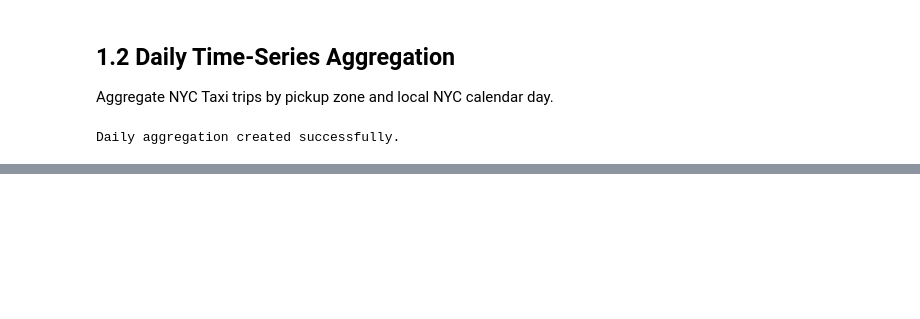
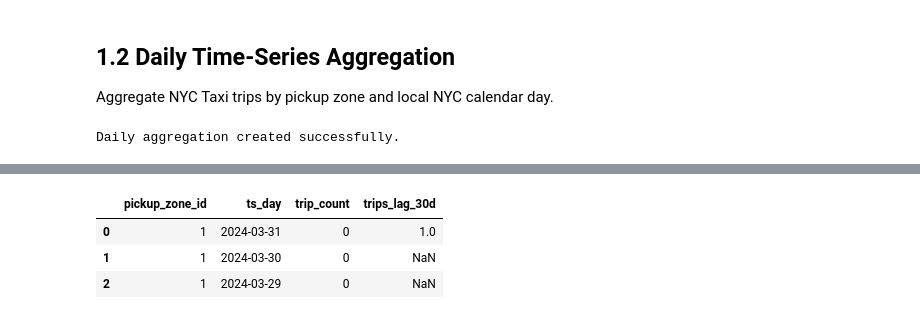
Before and after one commit to BorysZhyhalo/goit-rdb-hw-07, a Jupyter notebook: hw_07_rdb.ipynb, the cells around one changed output, grey strips where cells are left out. Saved outputs shown, nothing was run; the diff lists cells and outputs as text; code cells hidden in the pictures; blank space fills up the shorter version.

```diff
--- a/hw_07_rdb.ipynb
+++ b/hw_07_rdb.ipynb
@@ -168,0 +272,20 @@ display(pd.read_sql("""
+# %%
+display(pd.read_sql("""
+    SELECT
+        pickup_zone_id,
+        ts_day,
+        trip_count,
+        LAG(trip_count, 30) OVER (
+            PARTITION BY pickup_zone_id
+            ORDER BY ts_day
+        ) AS trips_lag_30d
+    FROM t7_hw_taxi_daily_spine
+    WHERE pickup_zone_id = 1
+    ORDER BY ts_day DESC
+    LIMIT 3;
+""", engine))
+# %% [output]
+|  | pickup_zone_id | ts_day | trip_count | trips_lag_30d |
+| 0 | 1 | 2024-03-31 | 0 | 1.0 |
+| 1 | 1 | 2024-03-30 | 0 | NaN |
+| 2 | 1 | 2024-03-29 | 0 | NaN |
```
Also changed, not shown: parts of 9 cells of this notebook.
